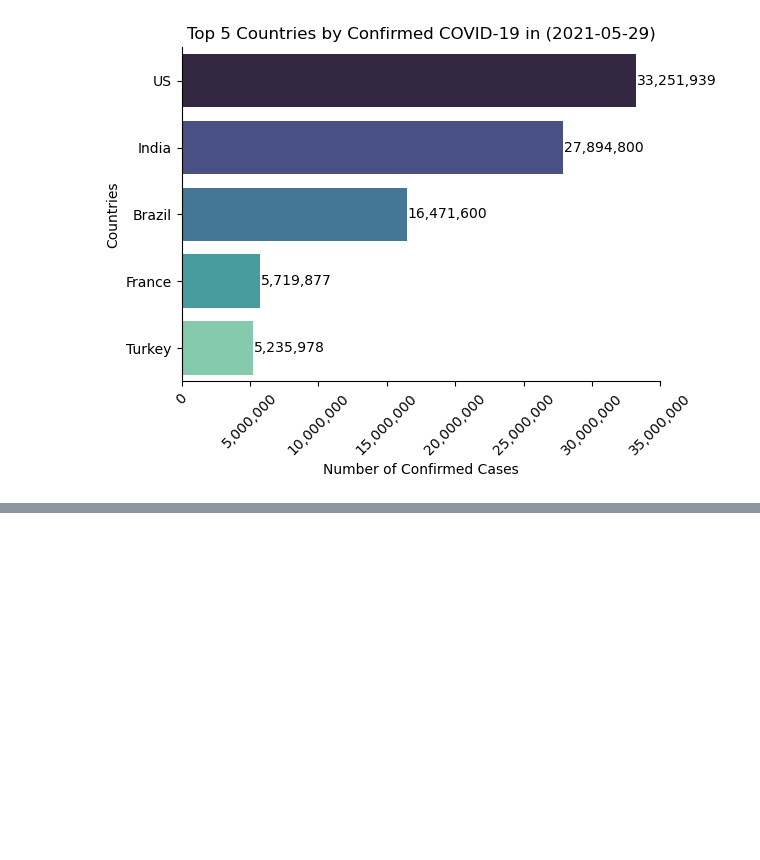
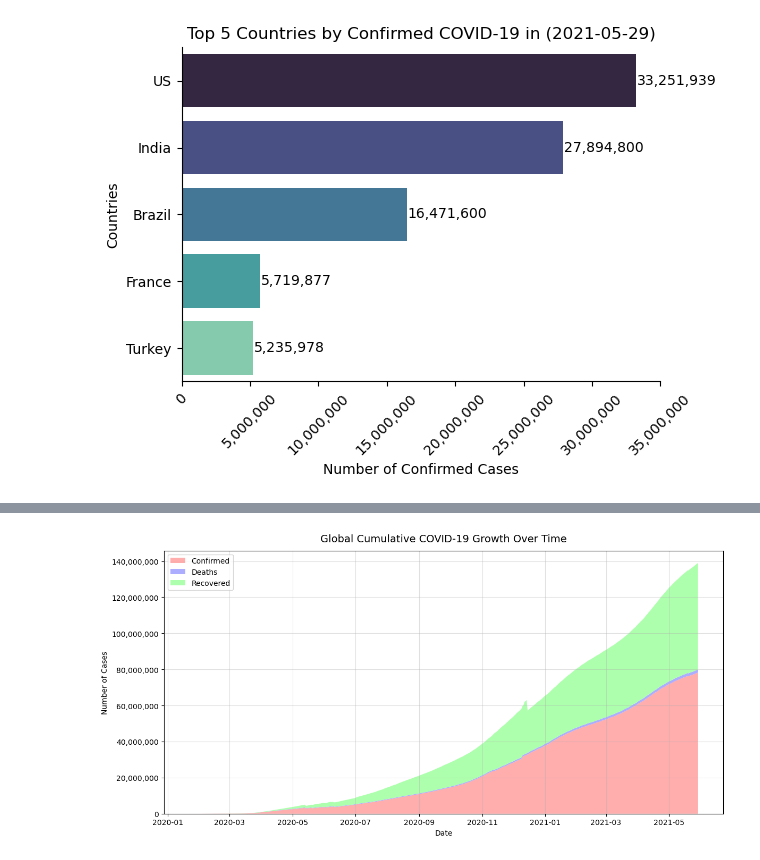
Before and after one commit to Mina-Makram-001/2_COVID-19_Analysis_Project, a Jupyter notebook: 1_EDA_Intro.ipynb, the cells around one changed output, grey strips where cells are left out. Drawn from its saved outputs; the diff is of its cells as text; code cells hidden in the pictures; blank space fills up the shorter version.

Commit message:
add: 7_New_Q & 6_US_Confirmed_VS_Death_Rates

```diff
--- a/1_EDA_Intro.ipynb
+++ b/1_EDA_Intro.ipynb
@@ -199,0 +306,7 @@ Passing `palette` without assigning `hue` is deprecated and will be removed in v
+# %%
+#global_daily = df.groupby('ObservationDate')[['Confirmed', 'Deaths', 'Recovered']].sum().reset_index()
+#global_daily ❌❌ wrong because of duble counting
+
+daily_country = df.groupby(['Country/Region', 'ObservationDate'])[['Confirmed', 'Deaths', 'Recovered']].max().reset_index()
+global_daily = daily_country.groupby('ObservationDate')[['Confirmed', 'Deaths', 'Recovered']].sum().reset_index()
+global_daily
@@ -199,0 +404,26 @@ Passing `palette` without assigning `hue` is deprecated and will be removed in v
+# %%
+plt.figure(figsize=(12, 6))
+ax = plt.gca()  # Get the current Axes
+
+ax.stackplot(
+    global_daily['ObservationDate'],
+    global_daily['Confirmed'],
+    global_daily['Deaths'],
+    global_daily['Recovered'],
+    labels=['Confirmed', 'Deaths', 'Recovered'],
+    colors=['#ff9999', '#9999ff', "#99ff99"],
+    alpha=0.8
+)
+
+ax.yaxis.set_major_formatter(mtick.FuncFormatter(lambda x, _: f'{int(x):,}'))
+
+plt.title('Global Cumulative COVID-19 Growth Over Time', fontsize=14, pad=12)
+plt.xlabel('Date')
+plt.ylabel('Number of Cases')
+plt.legend(loc='upper left')
+plt.grid(alpha=0.4) #Show a light grid with 30% opacity — just enough to guide the eye.
+
+plt.tight_layout()
+plt.show()
+# %% [output]
+[figure, added]
```
Also changed, not shown: parts of 4 cells of this notebook, 6 other files.
